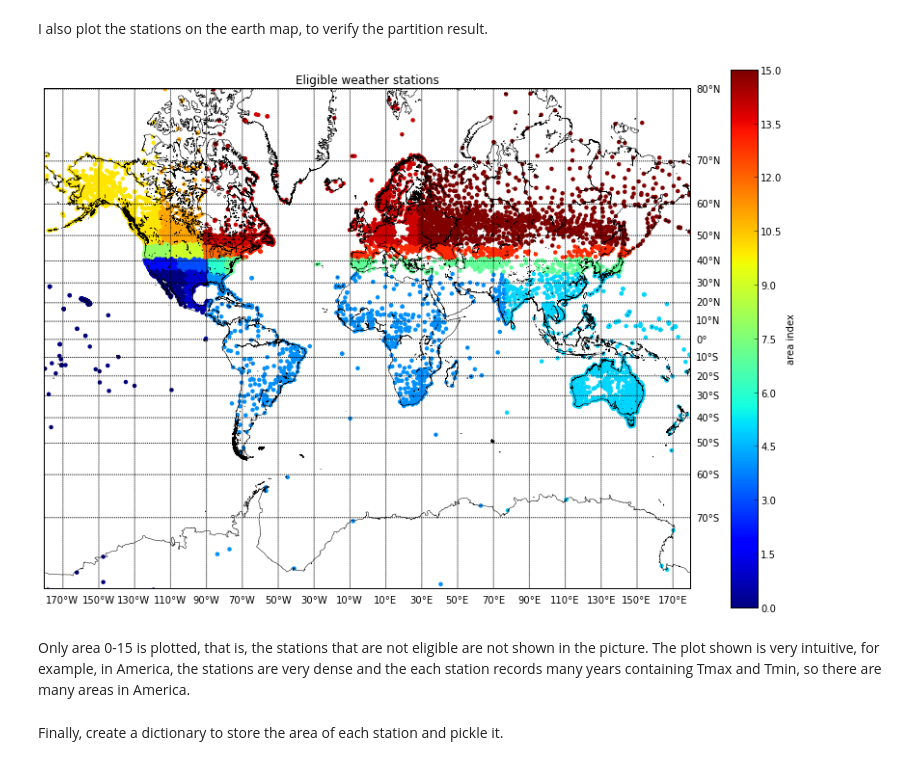
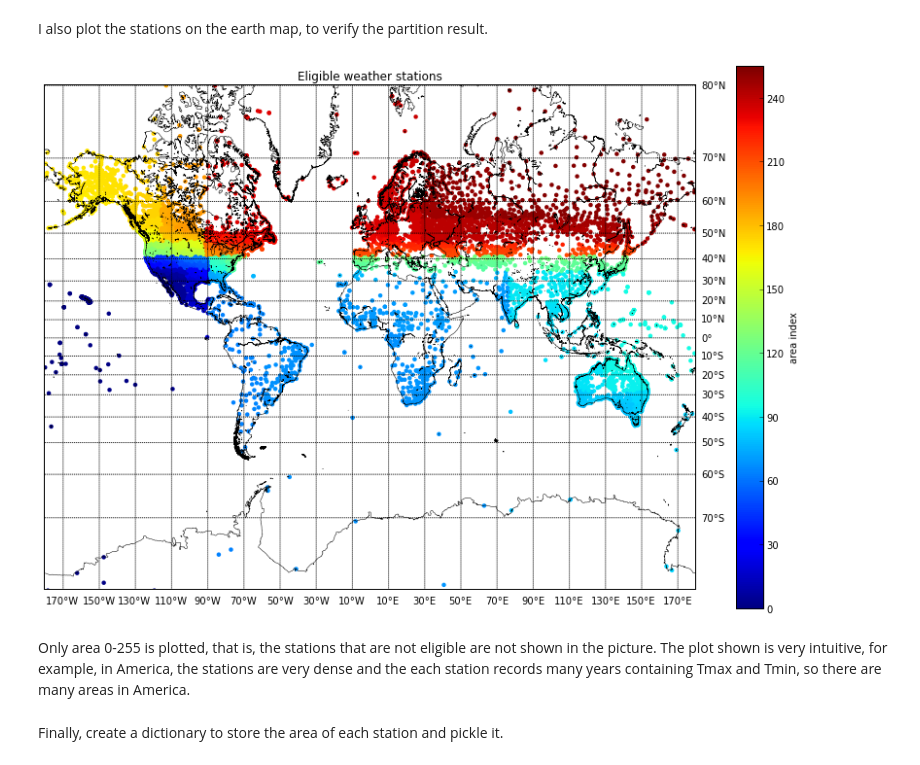
Before and after one commit to feiyu1990/UCSD_BigData, a Jupyter notebook: notebooks/weather.mapreduce/my_hw2.ipynb, the cells around one changed output. Saved outputs shown, nothing was run; the diff lists cells and outputs as text; code cells hidden in the pictures.

```diff
--- a/notebooks/weather.mapreduce/my_hw2.ipynb
+++ b/notebooks/weather.mapreduce/my_hw2.ipynb
@@ -149,7 +125,7 @@ index = numpy.isnan(data[:,0])
 data[index,0] = 0
 selected_data = data[(data[:,0]>0),:]
 idx = (data[:,0]>0)
-num_iterations = 4
+num_iterations = 8
 areas = [0]
 i = 0
 for i in xrange(num_iterations):
@@ -213,37 +189,37 @@ I also plot the stations on the earth map, to verify the partition result.
 from mpl_toolkits.basemap import Basemap
 import matplotlib.pyplot as plt
 from scipy.interpolate import griddata
 
 lonmin=-180;lonmax=180;latsmin=-80;latsmax=80;
 plt.figure(figsize=(15,10),dpi=300)
 m = Basemap(projection='merc',llcrnrlat=latsmin,urcrnrlat=latsmax,\
             llcrnrlon=lonmin,urcrnrlon=lonmax,lat_ts=20,resolution='i')
 m.drawcoastlines(linewidth=0.5)#,color='grey')
 
 parallels = np.arange(-80,81,10.)
 m.drawparallels(parallels,labels=[False,True,True,False])
 meridians = np.arange(10.,351.,20.)
 m.drawmeridians(meridians,labels=[True,False,False,True])
 
 lats= Djoined.loc[:,'latitude'].values
 lons= Djoined.loc[:,'longitude'].values
 ll=len(lons)
-selection = Djoined.loc[:,'area'].values<16
+selection = Djoined.loc[:,'area'].values<256
 lats = lats[selection]
 lons = lons[selection]
 x, y = m(lons,lats)
 z= Djoined.loc[:,'area'].values
 z = z[selection]
 m.scatter(x, y, c=z, s=20, cmap=plt.cm.jet, edgecolors='None')
 cbar = plt.colorbar()
 #plt.clim(-16,32)
 cbar.ax.set_ylabel('area index')
 plt.title('Eligible weather stations')
 plt.show()
 # %% [output]
-[figure, old version]
+[figure, new version]
 # %% [markdown]
-Only area 0-15 is plotted, that is, the stations that are not eligible are not shown in the picture. The plot shown is very intuitive, for example, in America, the stations are very dense and the each station records many years containing Tmax and Tmin, so there are many areas in America.
+Only area 0-255 is plotted, that is, the stations that are not eligible are not shown in the picture. The plot shown is very intuitive, for example, in America, the stations are very dense and the each station records many years containing Tmax and Tmin, so there are many areas in America.
 # %% [markdown]
 Finally, create a dictionary to store the area of each station and pickle it.
 # %%
```
Also changed, not shown: parts of 5 cells of this notebook.
